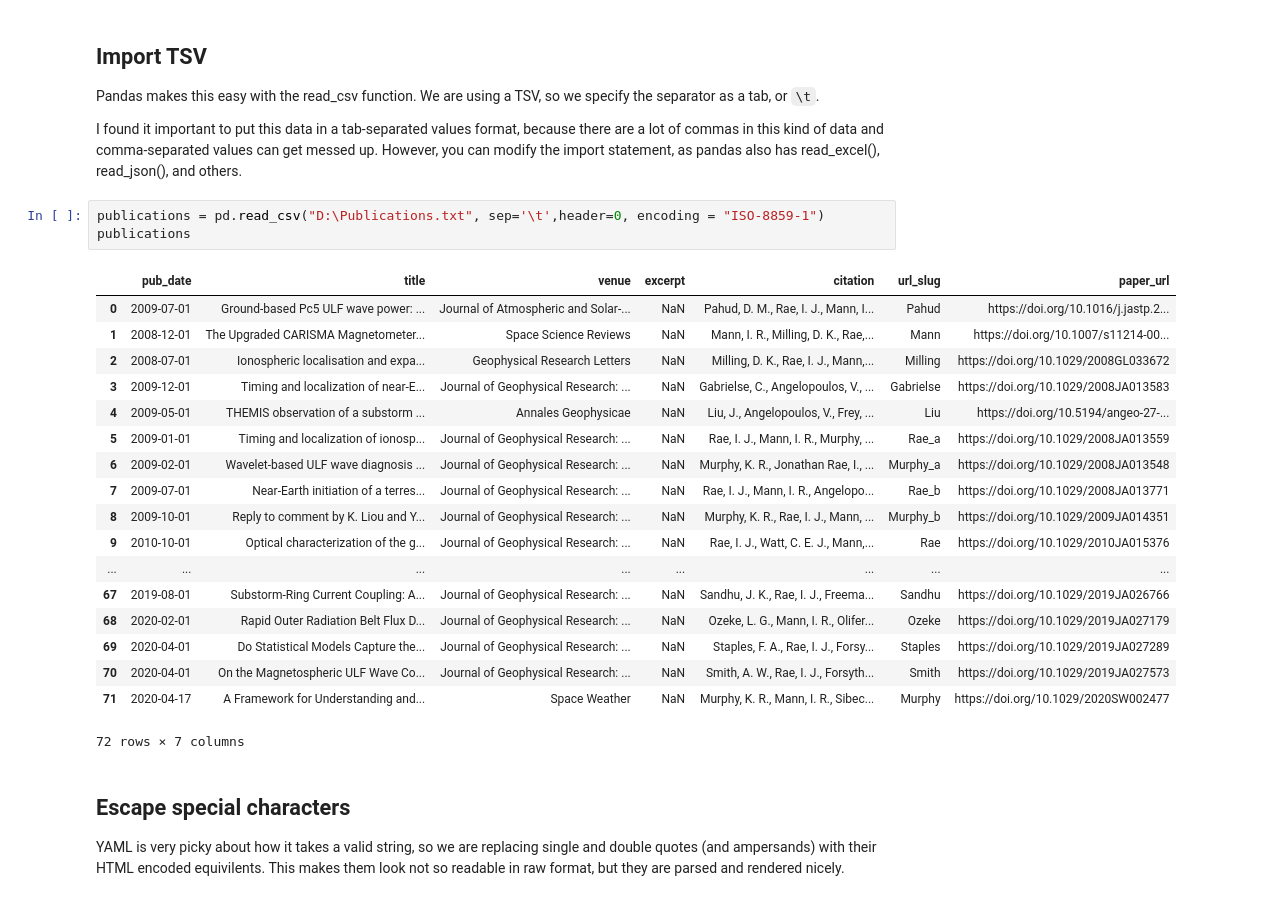
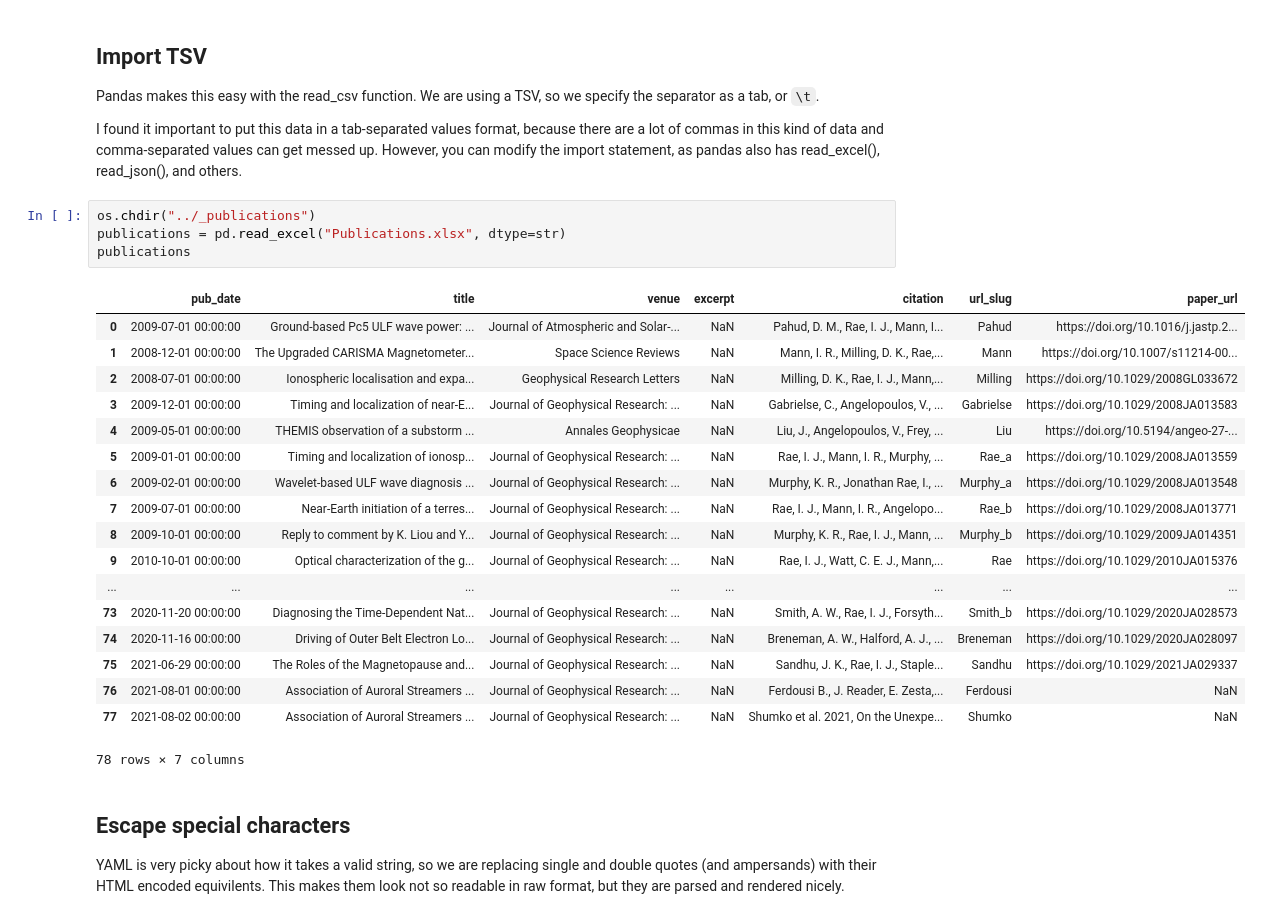
Before and after one commit to kylermurphy/kylermurphy.github.io, a Jupyter notebook: markdown_generator/publications.ipynb, the cells around one changed output. Saved outputs shown, nothing was run; the diff lists cells and outputs as text.

Commit message:
Update publication list

```diff
--- a/markdown_generator/publications.ipynb
+++ b/markdown_generator/publications.ipynb
@@ -31,28 +32,29 @@ import pandas as pd
 Pandas makes this easy with the read_csv function. We are using a TSV, so we specify the separator as a tab, or `\t`.
 
 I found it important to put this data in a tab-separated values format, because there are a lot of commas in this kind of data and comma-separated values can get messed up. However, you can modify the import statement, as pandas also has read_excel(), read_json(), and others.
-# %%
-publications = pd.read_csv("D:\Publications.txt", sep='\t',header=0, encoding = "ISO-8859-1")
-publications
-# %% [output]
-|  | pub_date | title | venue | excerpt | citation | url_slug | paper_url |
-| 0 | 2009-07-01 | Ground-based Pc5 ULF wave power: ... | Journal of Atmospheric and Solar-... | NaN | Pahud, D. M., Rae, I. J., Mann, I... | Pahud | https://doi.org/10.1016/j.jastp.2... |
-| 1 | 2008-12-01 | The Upgraded CARISMA Magnetometer... | Space Science Reviews | NaN | Mann, I. R., Milling, D. K., Rae,... | Mann | https://doi.org/10.1007/s11214-00... |
-| 2 | 2008-07-01 | Ionospheric localisation and expa... | Geophysical Research Letters | NaN | Milling, D. K., Rae, I. J., Mann,... | Milling | https://doi.org/10.1029/2008GL033672 |
-| 3 | 2009-12-01 | Timing and localization of near-E... | Journal of Geophysical Research: ... | NaN | Gabrielse, C., Angelopoulos, V., ... | Gabrielse | https://doi.org/10.1029/2008JA013583 |
-| 4 | 2009-05-01 | THEMIS observation of a substorm ... | Annales Geophysicae | NaN | Liu, J., Angelopoulos, V., Frey, ... | Liu | https://doi.org/10.5194/angeo-27-... |
-| 5 | 2009-01-01 | Timing and localization of ionosp... | Journal of Geophysical Research: ... | NaN | Rae, I. J., Mann, I. R., Murphy, ... | Rae_a | https://doi.org/10.1029/2008JA013559 |
-| 6 | 2009-02-01 | Wavelet-based ULF wave diagnosis ... | Journal of Geophysical Research: ... | NaN | Murphy, K. R., Jonathan Rae, I., ... | Murphy_a | https://doi.org/10.1029/2008JA013548 |
-| 7 | 2009-07-01 | Near-Earth initiation of a terres... | Journal of Geophysical Research: ... | NaN | Rae, I. J., Mann, I. R., Angelopo... | Rae_b | https://doi.org/10.1029/2008JA013771 |
-| 8 | 2009-10-01 | Reply to comment by K. Liou and Y... | Journal of Geophysical Research: ... | NaN | Murphy, K. R., Rae, I. J., Mann, ... | Murphy_b | https://doi.org/10.1029/2009JA014351 |
-| 9 | 2010-10-01 | Optical characterization of the g... | Journal of Geophysical Research: ... | NaN | Rae, I. J., Watt, C. E. J., Mann,... | Rae | https://doi.org/10.1029/2010JA015376 |
-| ... | ... | ... | ... | ... | ... | ... | ... |
-| 67 | 2019-08-01 | Substorm-Ring Current Coupling: A... | Journal of Geophysical Research: ... | NaN | Sandhu, J. K., Rae, I. J., Freema... | Sandhu | https://doi.org/10.1029/2019JA026766 |
-| 68 | 2020-02-01 | Rapid Outer Radiation Belt Flux D... | Journal of Geophysical Research: ... | NaN | Ozeke, L. G., Mann, I. R., Olifer... | Ozeke | https://doi.org/10.1029/2019JA027179 |
-| 69 | 2020-04-01 | Do Statistical Models Capture the... | Journal of Geophysical Research: ... | NaN | Staples, F. A., Rae, I. J., Forsy... | Staples | https://doi.org/10.1029/2019JA027289 |
-| 70 | 2020-04-01 | On the Magnetospheric ULF Wave Co... | Journal of Geophysical Research: ... | NaN | Smith, A. W., Rae, I. J., Forsyth... | Smith | https://doi.org/10.1029/2019JA027573 |
-| 71 | 2020-04-17 | A Framework for Understanding and... | Space Weather | NaN | Murphy, K. R., Mann, I. R., Sibec... | Murphy | https://doi.org/10.1029/2020SW002477 |
-72 rows × 7 columns
+# %%
+os.chdir("../_publications")
+publications = pd.read_excel("Publications.xlsx", dtype=str)
+publications
+# %% [output]
+|  | pub_date | title | venue | excerpt | citation | url_slug | paper_url |
+| 0 | 2009-07-01 00:00:00 | Ground-based Pc5 ULF wave power: ... | Journal of Atmospheric and Solar-... | NaN | Pahud, D. M., Rae, I. J., Mann, I... | Pahud | https://doi.org/10.1016/j.jastp.2... |
+| 1 | 2008-12-01 00:00:00 | The Upgraded CARISMA Magnetometer... | Space Science Reviews | NaN | Mann, I. R., Milling, D. K., Rae,... | Mann | https://doi.org/10.1007/s11214-00... |
+| 2 | 2008-07-01 00:00:00 | Ionospheric localisation and expa... | Geophysical Research Letters | NaN | Milling, D. K., Rae, I. J., Mann,... | Milling | https://doi.org/10.1029/2008GL033672 |
+| 3 | 2009-12-01 00:00:00 | Timing and localization of near-E... | Journal of Geophysical Research: ... | NaN | Gabrielse, C., Angelopoulos, V., ... | Gabrielse | https://doi.org/10.1029/2008JA013583 |
+| 4 | 2009-05-01 00:00:00 | THEMIS observation of a substorm ... | Annales Geophysicae | NaN | Liu, J., Angelopoulos, V., Frey, ... | Liu | https://doi.org/10.5194/angeo-27-... |
+| 5 | 2009-01-01 00:00:00 | Timing and localization of ionosp... | Journal of Geophysical Research: ... | NaN | Rae, I. J., Mann, I. R., Murphy, ... | Rae_a | https://doi.org/10.1029/2008JA013559 |
+| 6 | 2009-02-01 00:00:00 | Wavelet-based ULF wave diagnosis ... | Journal of Geophysical Research: ... | NaN | Murphy, K. R., Jonathan Rae, I., ... | Murphy_a | https://doi.org/10.1029/2008JA013548 |
+| 7 | 2009-07-01 00:00:00 | Near-Earth initiation of a terres... | Journal of Geophysical Research: ... | NaN | Rae, I. J., Mann, I. R., Angelopo... | Rae_b | https://doi.org/10.1029/2008JA013771 |
+| 8 | 2009-10-01 00:00:00 | Reply to comment by K. Liou and Y... | Journal of Geophysical Research: ... | NaN | Murphy, K. R., Rae, I. J., Mann, ... | Murphy_b | https://doi.org/10.1029/2009JA014351 |
+| 9 | 2010-10-01 00:00:00 | Optical characterization of the g... | Journal of Geophysical Research: ... | NaN | Rae, I. J., Watt, C. E. J., Mann,... | Rae | https://doi.org/10.1029/2010JA015376 |
+| ... | ... | ... | ... | ... | ... | ... | ... |
+| 73 | 2020-11-20 00:00:00 | Diagnosing the Time-Dependent Nat... | Journal of Geophysical Research: ... | NaN | Smith, A. W., Rae, I. J., Forsyth... | Smith_b | https://doi.org/10.1029/2020JA028573 |
+| 74 | 2020-11-16 00:00:00 | Driving of Outer Belt Electron Lo... | Journal of Geophysical Research: ... | NaN | Breneman, A. W., Halford, A. J., ... | Breneman | https://doi.org/10.1029/2020JA028097 |
+| 75 | 2021-06-29 00:00:00 | The Roles of the Magnetopause and... | Journal of Geophysical Research: ... | NaN | Sandhu, J. K., Rae, I. J., Staple... | Sandhu | https://doi.org/10.1029/2021JA029337 |
+| 76 | 2021-08-01 00:00:00 | Association of Auroral Streamers ... | Journal of Geophysical Research: ... | NaN | Ferdousi B., J. Reader, E. Zesta,... | Ferdousi | NaN |
+| 77 | 2021-08-02 00:00:00 | Association of Auroral Streamers ... | Journal of Geophysical Research: ... | NaN | Shumko et al. 2021, On the Unexpe... | Shumko | NaN |
+78 rows × 7 columns
 # %% [markdown]
 ## Escape special characters
 
```
Also changed, not shown: parts of 2 cells of this notebook, 8 other files.
